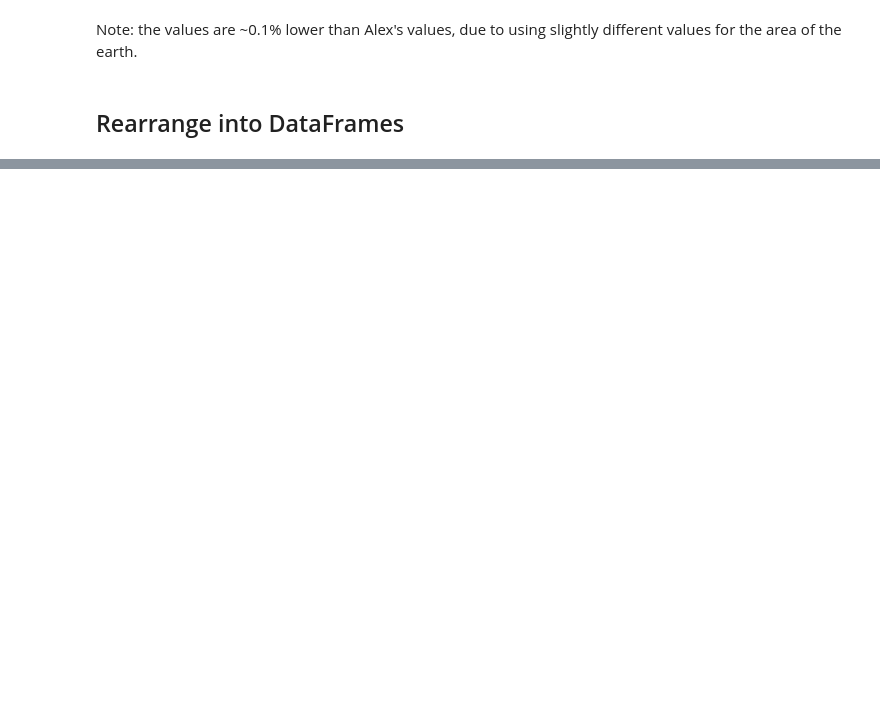
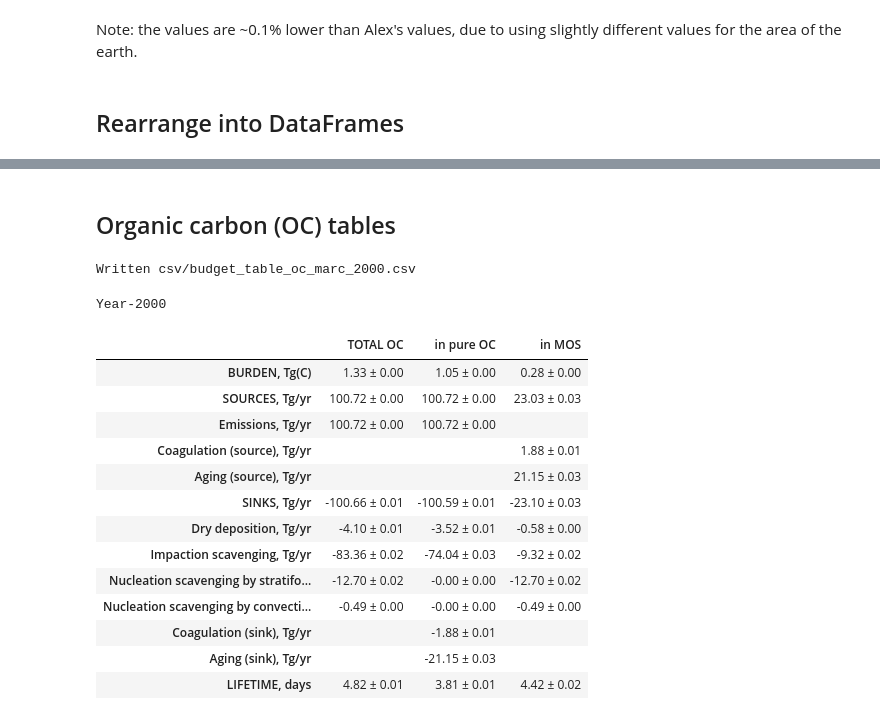
Before and after one commit to grandey/p17c-marc-comparison, a Jupyter notebook: analysis_draft2017b/budget_tables_draft2017b.ipynb, the cells around one changed output, grey strips where cells are left out. Saved outputs shown, nothing was run; the diff lists cells and outputs as text; code cells hidden in the pictures; blank space fills up the shorter version.

```diff
--- a/analysis_draft2017b/budget_tables_draft2017b.ipynb
+++ b/analysis_draft2017b/budget_tables_draft2017b.ipynb
@@ -278,0 +321,48 @@ mean_1850_df
+# %% [markdown]
+## Organic carbon (OC) tables
+# %%
+# Year-2000
+# OC columns
+oc_cols = ['tOC', 'OC', 'OIM',]
+# Extract OC data
+oc_mean_2000_df = mean_2000_df[oc_cols]
+oc_error_2000_df = error_2000_df[oc_cols]
+# Drop rows with no data
+oc_mean_2000_df = oc_mean_2000_df.dropna(how='all')
+oc_error_2000_df = oc_error_2000_df.dropna(how='all')
+# Convert values to strings
+oc_mean_2000_df = oc_mean_2000_df.applymap(lambda x: '%.2f' % x)
+oc_error_2000_df = oc_error_2000_df.applymap(lambda x: '%.2f' % x)
+# Combine mean and standard error strings
+oc_2000_df = oc_mean_2000_df + ' ± ' + oc_error_2000_df
+# Replace 'nan ± nan' with ''
+oc_2000_df = oc_2000_df.replace('nan ± nan', '')
+# Rename columns
+oc_2000_df = oc_2000_df.rename(index=str, columns={'tOC': 'TOTAL OC',
+                                                   'OC': 'in pure OC',
+                                                   'OIM': 'in MOS'})
+# Replace Tg with Tg(C) in first row (showing burdens)
+oc_2000_df = oc_2000_df.rename({'BURDEN, Tg': 'BURDEN, Tg(C)',})
+# Save to CSV
+out_filename = 'csv/budget_table_oc_marc_2000.csv'
+oc_2000_df.to_csv(out_filename)
+print('Written {}'.format(out_filename))
+# Display
+oc_2000_df.style.set_caption('Year-2000')
+# %% [output]
+Written csv/budget_table_oc_marc_2000.csv
+Year-2000
+|  | TOTAL OC | in pure OC | in MOS |
+| BURDEN, Tg(C) | 1.33 ± 0.00 | 1.05 ± 0.00 | 0.28 ± 0.00 |
+| SOURCES, Tg/yr | 100.72 ± 0.00 | 100.72 ± 0.00 | 23.03 ± 0.03 |
+| Emissions, Tg/yr | 100.72 ± 0.00 | 100.72 ± 0.00 |  |
+| Coagulation (source), Tg/yr |  |  | 1.88 ± 0.01 |
+| Aging (source), Tg/yr |  |  | 21.15 ± 0.03 |
+| SINKS, Tg/yr | -100.66 ± 0.01 | -100.59 ± 0.01 | -23.10 ± 0.03 |
+| Dry deposition, Tg/yr | -4.10 ± 0.01 | -3.52 ± 0.01 | -0.58 ± 0.00 |
+| Impaction scavenging, Tg/yr | -83.36 ± 0.02 | -74.04 ± 0.03 | -9.32 ± 0.02 |
+| Nucleation scavenging by stratifo... | -12.70 ± 0.02 | -0.00 ± 0.00 | -12.70 ± 0.02 |
+| Nucleation scavenging by convecti... | -0.49 ± 0.00 | -0.00 ± 0.00 | -0.49 ± 0.00 |
+| Coagulation (sink), Tg/yr |  | -1.88 ± 0.01 |  |
+| Aging (sink), Tg/yr |  | -21.15 ± 0.03 |  |
+| LIFETIME, days | 4.82 ± 0.01 | 3.81 ± 0.01 | 4.42 ± 0.02 |
```
Also changed, not shown: parts of 19 cells of this notebook, 8 other files.
